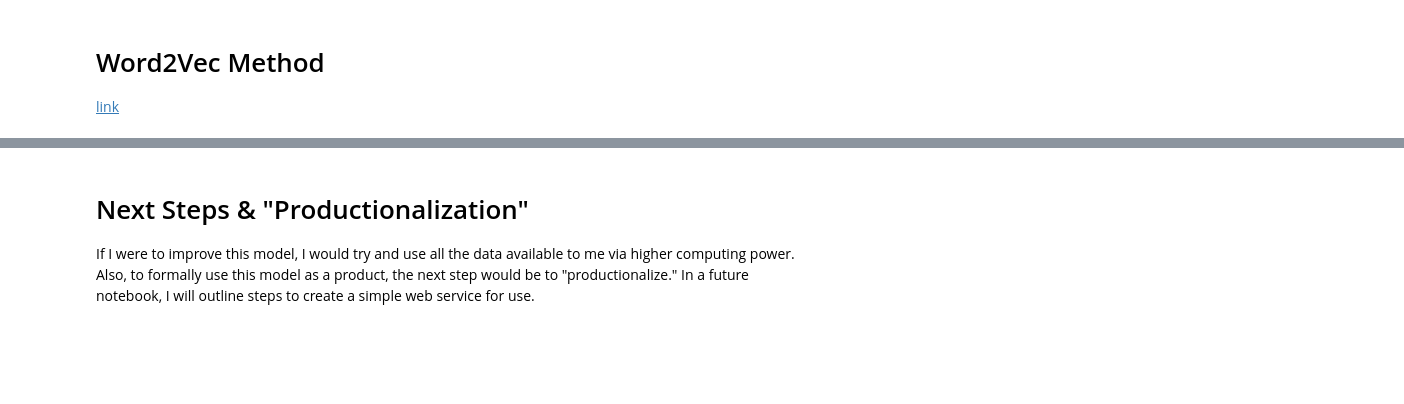
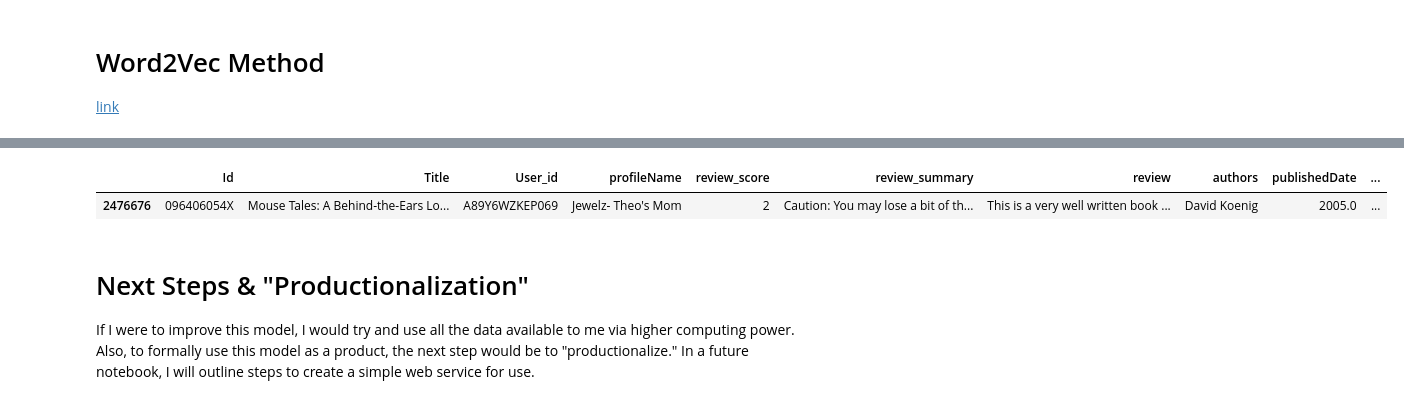
Before and after one commit to sruiz1896/book_rating_predictor, a Jupyter notebook: Notebooks/Text_Data_Analysis.ipynb, the cells around one changed output, grey strips where cells are left out. Drawn from its saved outputs; the diff is of its cells as text; code cells hidden in the pictures; blank space fills up the shorter version.

```diff
--- a/Notebooks/Text_Data_Analysis.ipynb
+++ b/Notebooks/Text_Data_Analysis.ipynb
@@ -545,2 +562,37 @@ similarities = cosine_similarity(X_train_transformed_tfidf, dense_output=False)
 # %%
 similarities.shape
+# %%
+nltk.download('wordnet')
+import re
+from nltk.stem import WordNetLemmatizer
+
+def clean_text(text):
+    # Remove URLs
+    text = re.sub(r'http\S+', '', text)
+
+    # Remove punctuation and special characters
+    text = re.sub(r'[^\w\s]', '', text)
+
+    # Remove digits
+    text = re.sub("\d+", " ", text)
+
+    ## remove extra whitespace
+    text = re.sub('\s+', ' ', text)
+
+    # Lowercase the text
+    text = text.lower()
+
+    # Remove stop words
+    stop_words = set(stopwords.words('english'))
+    words = text.split()
+    words = [word for word in words if word not in stop_words]
+    text = ' '.join(words)
+
+    # Lemmatization
+    lemmatizer = WordNetLemmatizer()
+    words = text.split()
+    words = [lemmatizer.lemmatize(word) for word in words]
+    text = ' '.join(words)
+
+    return text
+# this cleaning function found at https://www.kaggle.com/code/ahmedmoharm/sentiment-analysis-bert-pytorch
@@ -546,0 +602,7 @@ similarities.shape
+# %%
+modeling_df['clean_review'] = modeling_df['review'].apply(lambda i: clean_text(i))
+# %%
+modeling_df.head(1)
+# %% [output]
+|  | Id | Title | User_id | profileName | review_score | review_summary | review | authors | publishedDate | ... |
+| 2476676 | 096406054X | Mouse Tales: A Behind-the-Ears Lo... | A89Y6WZKEP069 | Jewelz- Theo's Mom | 2 | Caution: You may lose a bit of th... | This is a very well written book ... | David Koenig | 2005.0 | ... |
```
Also changed, not shown: parts of 16 cells of this notebook.
